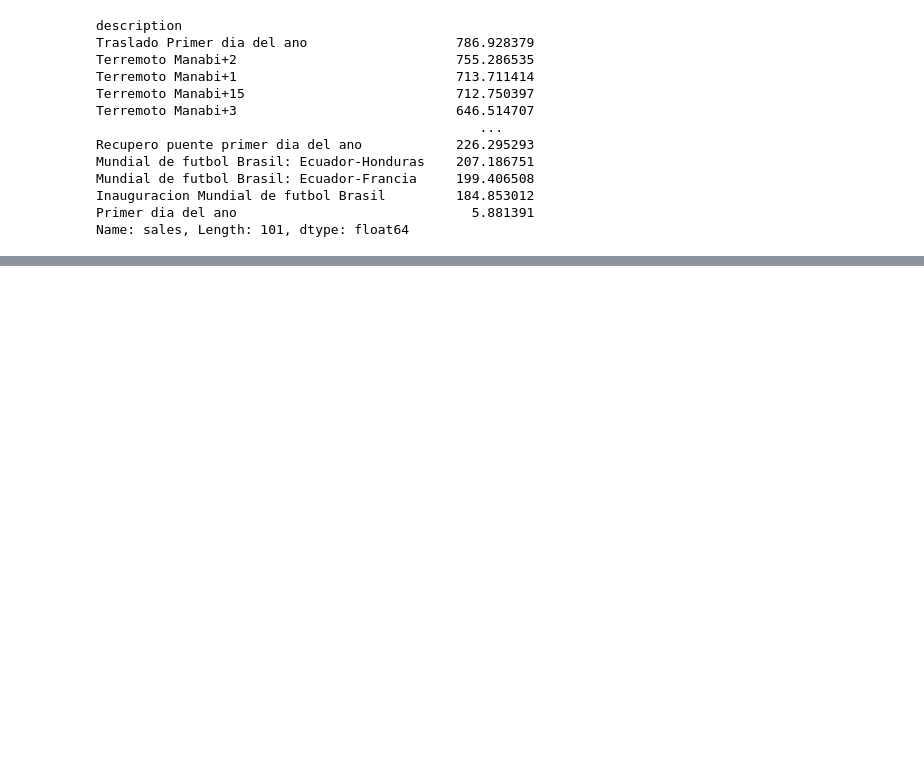
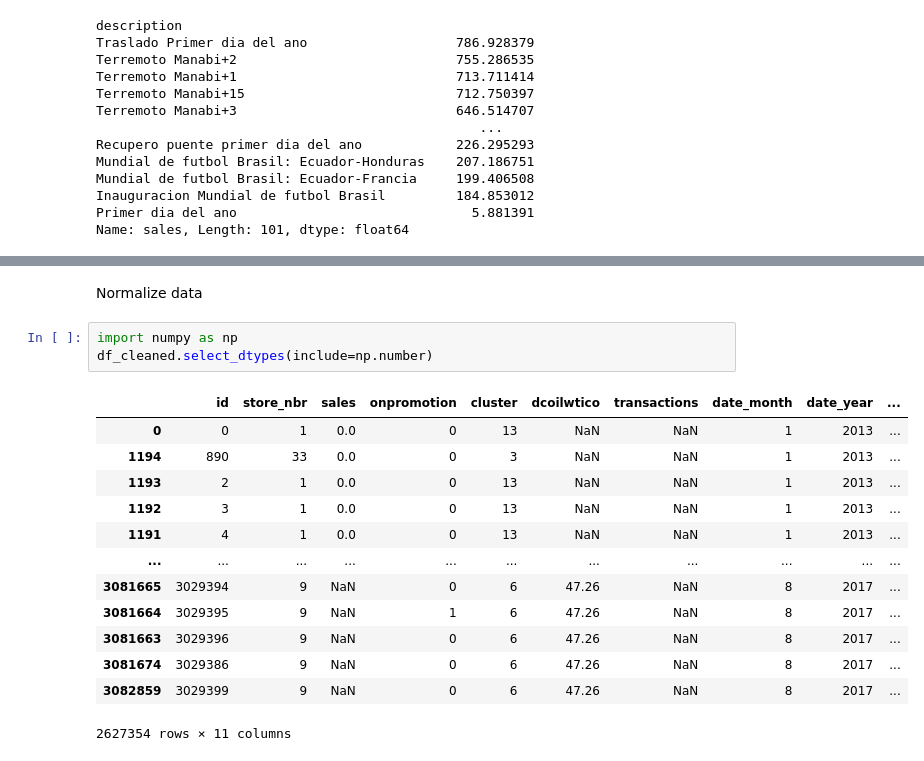
Before and after one commit to thvieira1/Store-Sales---Time-Series-Forecasting---Kaggle-Competition, a Jupyter notebook: exploration.ipynb, the cells around one changed output, grey strips where cells are left out. Saved outputs shown, nothing was run; the diff lists cells and outputs as text; blank space fills up the shorter version.

```diff
--- a/exploration.ipynb
+++ b/exploration.ipynb
@@ -408,0 +449,19 @@ Name: sales, Length: 101, dtype: float64
+# %% [markdown]
+Normalize data
+# %%
+import numpy as np
+df_cleaned.select_dtypes(include=np.number)
+# %% [output]
+|  | id | store_nbr | sales | onpromotion | cluster | dcoilwtico | transactions | date_month | date_year | ... |
+| 0 | 0 | 1 | 0.0 | 0 | 13 | NaN | NaN | 1 | 2013 | ... |
+| 1194 | 890 | 33 | 0.0 | 0 | 3 | NaN | NaN | 1 | 2013 | ... |
+| 1193 | 2 | 1 | 0.0 | 0 | 13 | NaN | NaN | 1 | 2013 | ... |
+| 1192 | 3 | 1 | 0.0 | 0 | 13 | NaN | NaN | 1 | 2013 | ... |
+| 1191 | 4 | 1 | 0.0 | 0 | 13 | NaN | NaN | 1 | 2013 | ... |
+| ... | ... | ... | ... | ... | ... | ... | ... | ... | ... | ... |
+| 3081665 | 3029394 | 9 | NaN | 0 | 6 | 47.26 | NaN | 8 | 2017 | ... |
+| 3081664 | 3029395 | 9 | NaN | 1 | 6 | 47.26 | NaN | 8 | 2017 | ... |
+| 3081663 | 3029396 | 9 | NaN | 0 | 6 | 47.26 | NaN | 8 | 2017 | ... |
+| 3081674 | 3029386 | 9 | NaN | 0 | 6 | 47.26 | NaN | 8 | 2017 | ... |
+| 3082859 | 3029399 | 9 | NaN | 0 | 6 | 47.26 | NaN | 8 | 2017 | ... |
+2627354 rows × 11 columns
```
Also changed, not shown: parts of 7 cells of this notebook, 2 other files.
